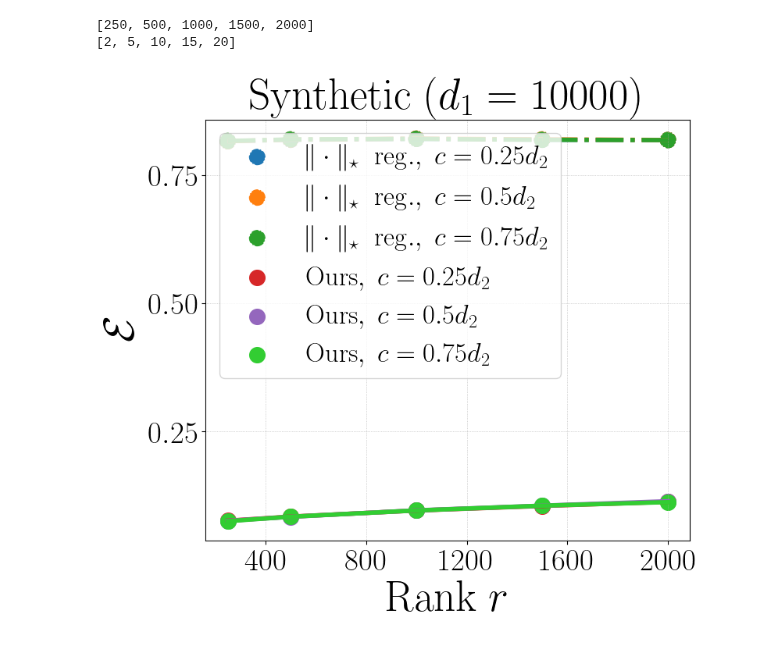
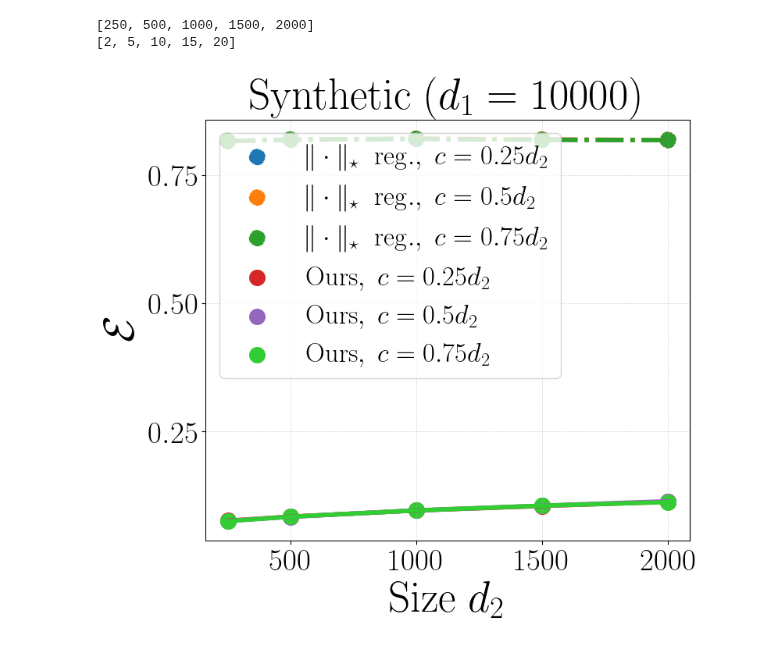
Before and after one commit to VirtuosoResearch/Matrix-completion-from-ultrasparse-samples, a Jupyter notebook: plots/sample_comp.ipynb, the cells around one changed output. Drawn from its saved outputs; the diff is of its cells as text; code cells hidden in the pictures.

```diff
--- a/plots/sample_comp.ipynb
+++ b/plots/sample_comp.ipynb
@@ -156,33 +156,33 @@ plt.scatter(X, err_mean[3], s=200, color='limegreen', label=r"$\mathrm{Ours},~c=
 
 #plt.legend(fontsize=20, loc='upper center',bbox_to_anchor=(0.5, 1.4), ncol=2)
 #plt.title(title, fontsize=40, y=1.4)
 plt.title(title, fontsize=40)
 #plt.legend(fontsize=20, loc='center left',bbox_to_anchor=(1, 0.5), ncol=1)
 plt.legend(fontsize=25, loc='upper left', ncol=1)
 
-plt.xlabel(r"$\mathrm{Rank}~r$", fontsize=40)
+plt.xlabel(r"$\mathrm{Size}~d_2$", fontsize=40)
 plt.ylabel(r"$\mathcal{E}$", fontsize=40)
 
 plt.xticks(fontsize=28)
 plt.yticks(fontsize=28)
 #plt.yscale("log", base=10)
 #plt.ylim(,1.1)
 #plt.ticklabel_format(style='sci', axis='x', scilimits=(4, 4))
 #plt.gca().xaxis.get_offset_text().set_fontsize(40)
 
-plt.gca().xaxis.set_major_locator(MaxNLocator(6))
+plt.gca().xaxis.set_major_locator(MaxNLocator(4))
 plt.gca().yaxis.set_major_locator(MaxNLocator(4))
 plt.grid(lw=0.5, ls=":")
 #acc_str = f"best train acc: {np.array(train_acc).max():.4f}\nvalid acc: {val_acc[-1]:.4f}\nbest valid acc: {np.array(val_acc).max():.4f}\ngrokking gap: {val_converge-train_converge}"
 # plt.annotate(acc_str, xy=(0.2, 0.5), xycoords='axes fraction', fontsize=12, color='purple', ha='center')
 # add the annotation text to the overleaf file
 #plt.tight_layout()
 plot_name = f"./plots/r_sample_complexity_err.pdf"
 plt.savefig(plot_name, bbox_inches='tight', format="pdf", dpi=1200)
 
 plt.show()
 plt.close()
 # %% [output]
 [250, 500, 1000, 1500, 2000]
 [2, 5, 10, 15, 20]
-[figure, old version]
+[figure, new version]
```
Also changed, not shown: parts of 1 cell of this notebook.
